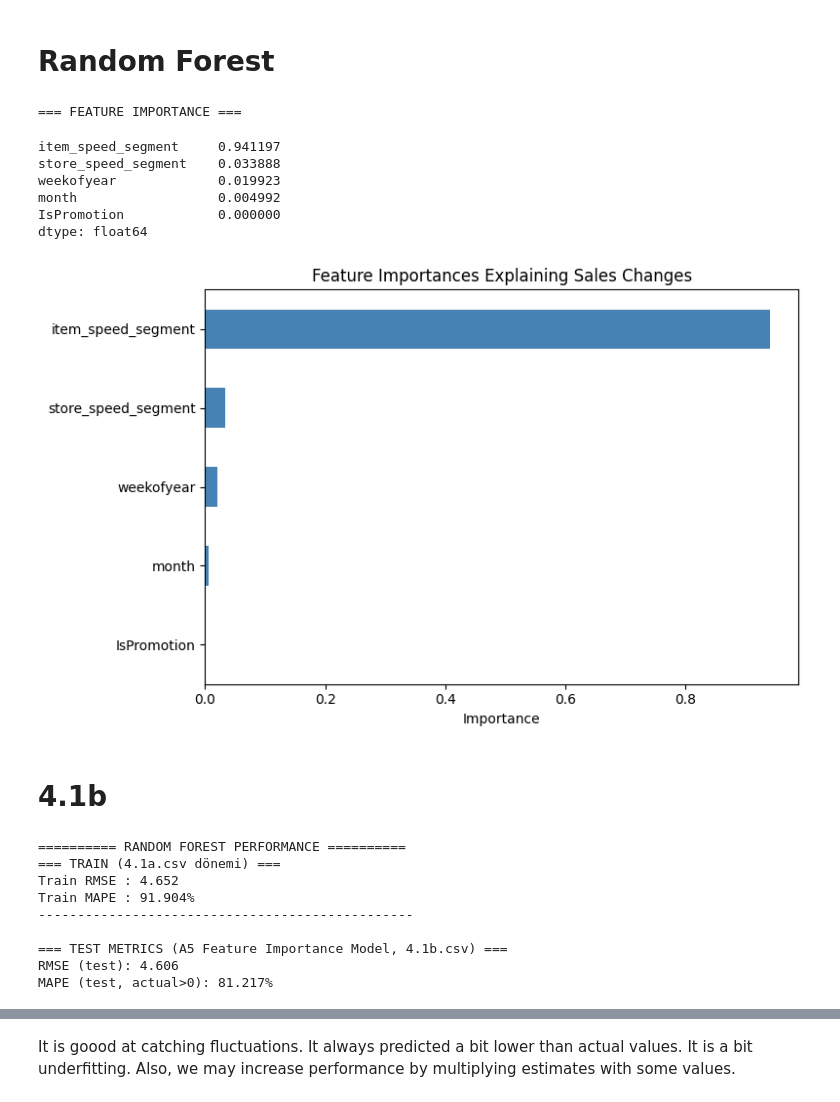
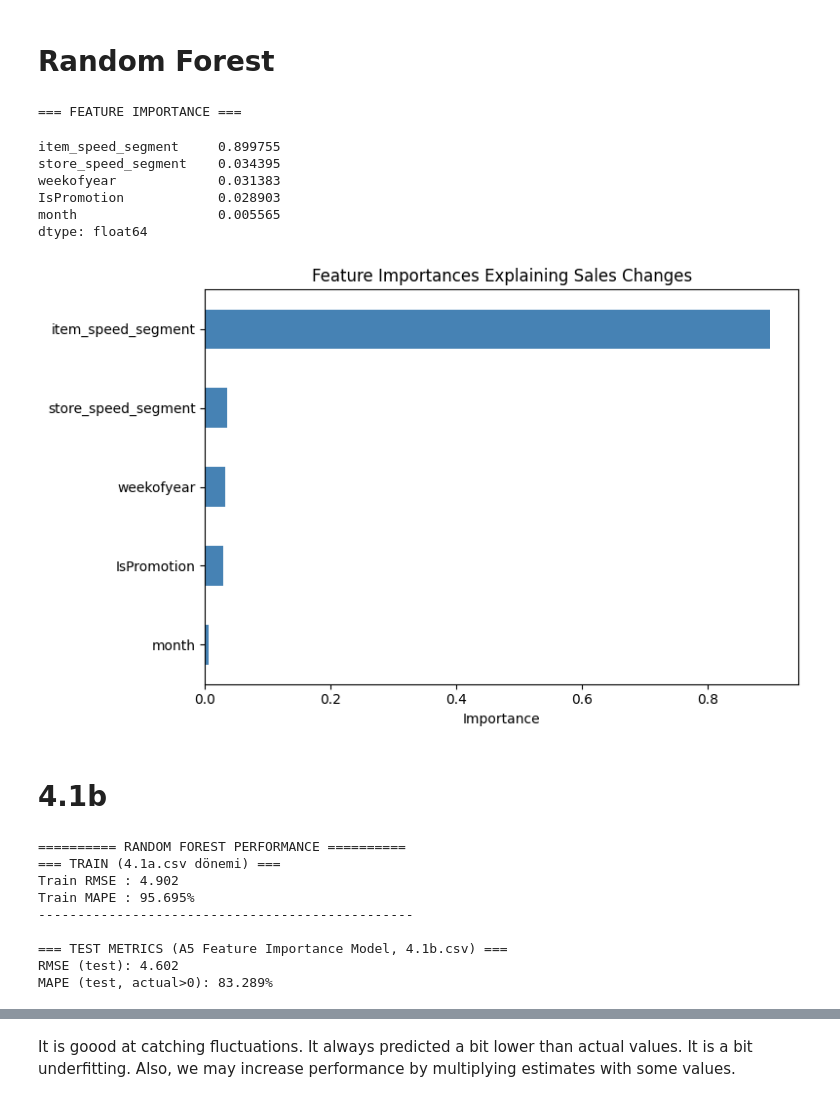
Before and after one commit to emrekaany/Promotion_Bump_DS_Case, a Jupyter notebook: promotion-bump.ipynb, the cells around one changed output, grey strips where cells are left out. Cells and saved outputs as stored; diff of their text form; code cells hidden in the pictures.

Commit message:
Kaggle Notebook | Promotion Bump | Version 37

```diff
--- a/promotion-bump.ipynb
+++ b/promotion-bump.ipynb
@@ -1050,9 +1050,11 @@ df_b["Date"] = pd.to_datetime(df_b["Date"])
 
 # (Eğer henüz yapmadıysan) Promosyon flag’i:
 df_promo = pd.read_csv("/kaggle/input/promotiondates/PromotionDates.csv")
-df_promo= df_promo[df_promo['Period']== 'Promo5']
-df_promo["StartDate"] = pd.to_datetime(df_promo["StartDate"])
-df_promo["EndDate"]   = pd.to_datetime(df_promo["EndDate"])
+df_promo = df_promo[
+    (df_promo["Period"] == "Promo5") |
+    (df_promo["Period"] == "Promo6")]
+df_promo["StartDate"] = pd.to_datetime(df_promo["StartDate"], dayfirst=True)
+df_promo["EndDate"]   = pd.to_datetime(df_promo["EndDate"], dayfirst=True)
 
 df_b["IsPromotion"] = 0
 for _, row in df_promo.iterrows():
@@ -1070,7 +1072,7 @@ import pandas as pd
 import matplotlib.pyplot as plt
 
 # ---- 1. Train / Test base ----
-df_train = df_a.copy()   # 4.1a -> TRAIN
+df_train = df.copy()   # 4.1a -> TRAIN
 df_test  = df_b.copy()   # 4.1b -> TEST  (bir üst hücrede okuduğun df_b)
 
 # ---- 2. Ortak feature engineering fonksiyonu ----
@@ -1124,40 +1126,40 @@ feature_cols = [
 X_train = df_train[feature_cols]
 y_train = df_train["SalesQuantity"]
 
 X_test  = df_test[feature_cols]
 y_test  = df_test["SalesQuantity"]
 
 # ---- 5. RF modeli ----
 rf = RandomForestRegressor(
-    n_estimators=20,
+    n_estimators=10,
     max_depth=14,
     n_jobs=-1,
     random_state=42
 )
 rf.fit(X_train, y_train)
 
 
 
 # ---- 7. Feature Importance (train’e göre) ----
 importances = pd.Series(rf.feature_importances_, index=feature_cols).sort_values(ascending=False)
 print("\n=== FEATURE IMPORTANCE ===")
 display(importances)
 
 plt.figure(figsize=(8, 5))
 importances.sort_values().plot(kind="barh", color="steelblue")
 plt.title("Feature Importances Explaining Sales Changes")
 plt.xlabel("Importance")
 plt.tight_layout()
 plt.show()
 # %% [output]
 === FEATURE IMPORTANCE ===
-item_speed_segment     0.941197
-store_speed_segment    0.033888
-weekofyear             0.019923
-month                  0.004992
-IsPromotion            0.000000
+item_speed_segment     0.899755
+store_speed_segment    0.034395
+weekofyear             0.031383
+IsPromotion            0.028903
+month                  0.005565
 dtype: float64
-[figure, old version]
+[figure, new version]
 # %% [markdown]
 # 4.1b
 # %%
@@ -1212,13 +1214,13 @@ print(f"MAPE (test, actual>0): {mape_test:.3%}")
 # %% [output]
 ========== RANDOM FOREST PERFORMANCE ==========
 === TRAIN (4.1a.csv dönemi) ===
-Train RMSE : 4.652
-Train MAPE : 91.904%
+Train RMSE : 4.902
+Train MAPE : 95.695%
 ------------------------------------------------
 
 === TEST METRICS (A5 Feature Importance Model, 4.1b.csv) ===
-RMSE (test): 4.606
-MAPE (test, actual>0): 81.217%
+RMSE (test): 4.602
+MAPE (test, actual>0): 83.289%
 # %%
 # ======================================
 # 1) TRAIN / TEST DATES AND SERIES
```
Also changed, not shown: parts of 10 cells of this notebook.
